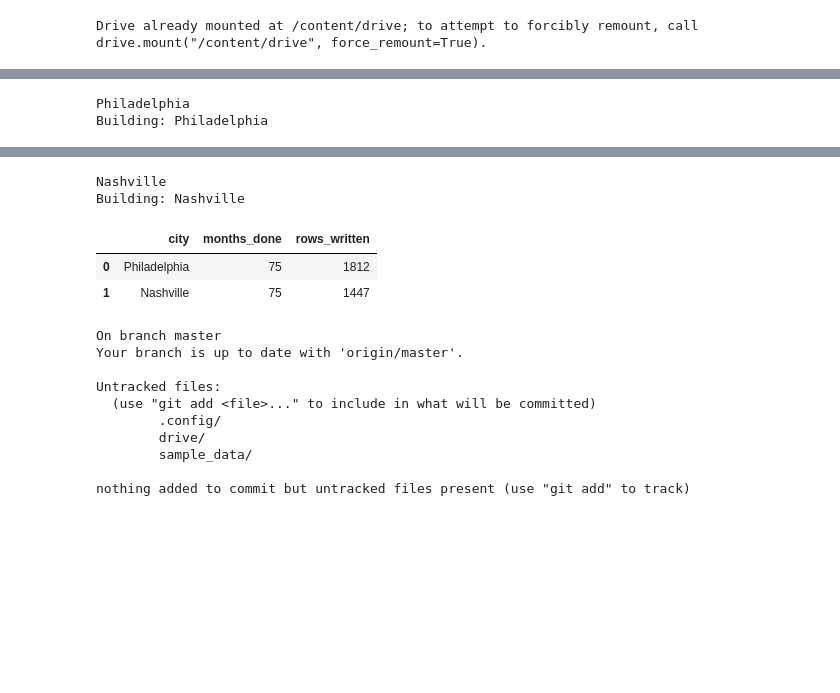
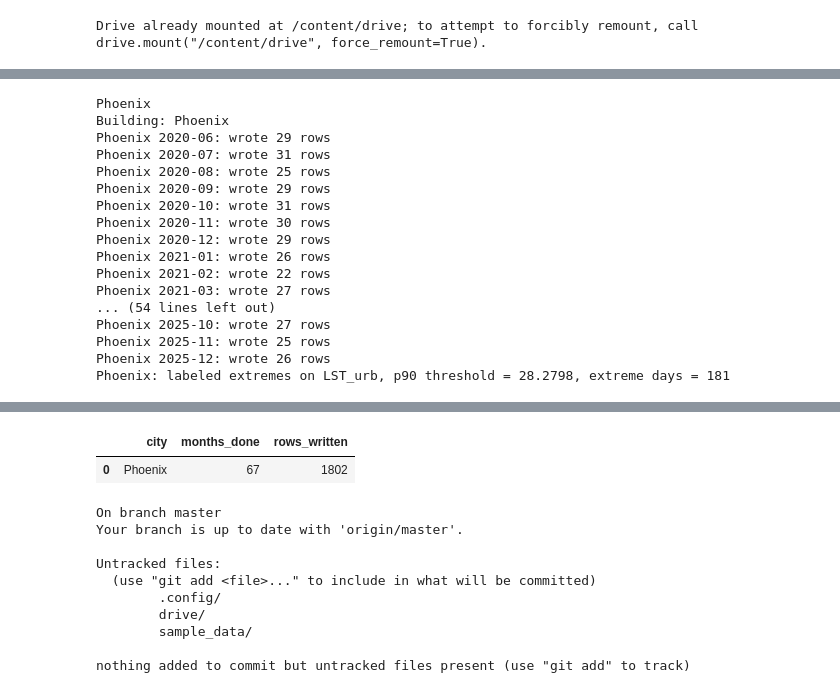
Before and after one commit to cchen744/uhi-extreme-heat-response, a Jupyter notebook: notebooks/01_data_exploration.ipynb, the cells around one changed output, grey strips where cells are left out. Cells and saved outputs as stored; diff of their text form; code cells hidden in the pictures; blank space fills up the shorter version.

```diff
--- a/notebooks/01_data_exploration.ipynb
+++ b/notebooks/01_data_exploration.ipynb
@@ -117,0 +78,15 @@ def build_city_safe(city_name: str):
+# %%
+START_DATE = "2020-01-01"
+END_DATE   = "2025-12-31"
+
+CFG_CITY = dict(
+    lst_band="LST_Night_1km",
+    qc_band="QC_Night",
+    agg_func="median",
+    # note: at earlier experimental stage I used 'mean' for 2013-2019; will unify this later
+    ring_outer_m=12000,
+    ring_inner_m=3000,
+    lst_scale_m=1000,
+    min_urban_pixels=50,
+    min_rural_pixels=50,
+)
@@ -156,15 +274,35 @@ Chicago found in ua_fc with 1 features.
 |  | ALAND20 | AWATER20 | FUNCSTAT20 | GEOID20 | GEOIDFQ20 | INTPTLAT20 | INTPTLON20 | LSAD20 | MTFCC20 | NAME20 | ... |
 | 0 | 6055713369 | 100561449 | S | 16264 | 400C200US16264 | +41.8304099 | -087.9086694 | 67 | G3500 | Chicago, IL--IN | ... |
 # %%
-CITIES = ['Philadelphia', 'Nashville'] #'Los Angeles','Phoenix','Houston','Chicago'
+CITIES = ['Phoenix'] #'Philadelphia', 'Nashville','Los Angeles',,'Houston','Chicago'
 
 results = []
 for c in CITIES:
     print(c)
     print("Building:", c)
-    results.append(build_city_safe(c))
+    results.append(build_city_level_safe(city_name=c,
+                                         ua_fc=ua_fc,
+                                         data_dir=DATA_DIR,
+                                         start_date=START_DATE,
+                                         end_date=END_DATE,
+                                         ))
 
 pd.DataFrame(results)[["city", "months_done", "rows_written"]].head()
 # %% [output]
-Philadelphia
-Building: Philadelphia
+Phoenix
+Building: Phoenix
+Phoenix 2020-06: wrote 29 rows
+Phoenix 2020-07: wrote 31 rows
+Phoenix 2020-08: wrote 25 rows
+Phoenix 2020-09: wrote 29 rows
+Phoenix 2020-10: wrote 31 rows
+Phoenix 2020-11: wrote 30 rows
+Phoenix 2020-12: wrote 29 rows
+Phoenix 2021-01: wrote 26 rows
+Phoenix 2021-02: wrote 22 rows
+Phoenix 2021-03: wrote 27 rows
+... (54 lines left out)
+Phoenix 2025-10: wrote 27 rows
+Phoenix 2025-11: wrote 25 rows
+Phoenix 2025-12: wrote 26 rows
+Phoenix: labeled extremes on LST_urb, p90 threshold = 28.2798, extreme days = 181
@@ -184,8 +309,5 @@ WARNING:google_auth_httplib2:httplib2 transport does not support per-request tim
-Nashville
-Building: Nashville
 |  | city | months_done | rows_written |
-| 0 | Philadelphia | 75 | 1812 |
-| 1 | Nashville | 75 | 1447 |
+| 0 | Phoenix | 67 | 1802 |
 # %%
 !git status
 # %% [output]
```
Also changed, not shown: parts of 7 cells of this notebook.
